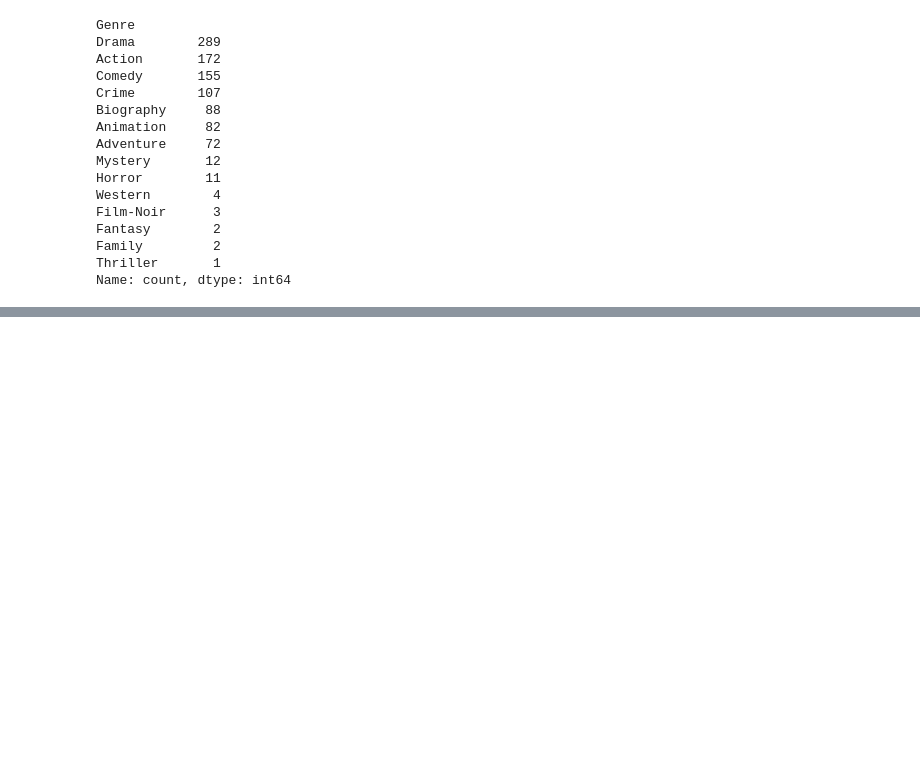
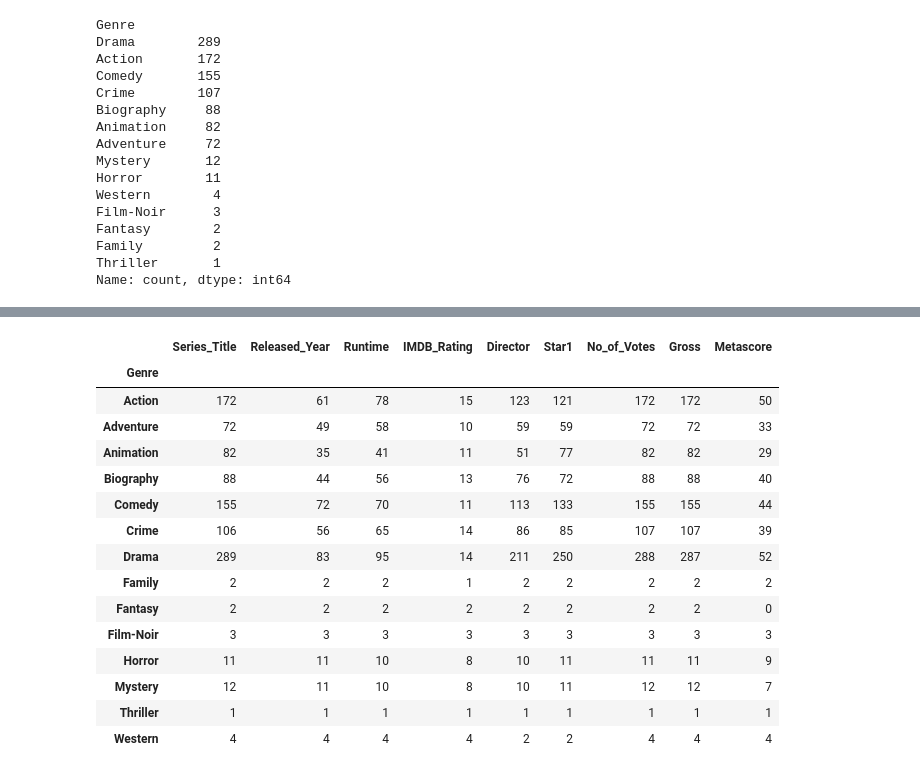
Before and after one commit to HarshChaturvedi19/Learn-Data-Science-With-Projects, a Jupyter notebook: PANDAS/Gropuby-Objects/groupby.ipynb, the cells around one changed output, grey strips where cells are left out. Cells and saved outputs as stored; diff of their text form; code cells hidden in the pictures; blank space fills up the shorter version.

```diff
--- a/PANDAS/Gropuby-Objects/groupby.ipynb
+++ b/PANDAS/Gropuby-Objects/groupby.ipynb
@@ -322,0 +369,20 @@ genres.get_group('Horror')
+# %%
+# nunique
+genres.nunique()
+# %% [output]
+|  | Series_Title | Released_Year | Runtime | IMDB_Rating | Director | Star1 | No_of_Votes | Gross | Metascore |
+| Genre |  |  |  |  |  |  |  |  |  |
+| Action | 172 | 61 | 78 | 15 | 123 | 121 | 172 | 172 | 50 |
+| Adventure | 72 | 49 | 58 | 10 | 59 | 59 | 72 | 72 | 33 |
+| Animation | 82 | 35 | 41 | 11 | 51 | 77 | 82 | 82 | 29 |
+| Biography | 88 | 44 | 56 | 13 | 76 | 72 | 88 | 88 | 40 |
+| Comedy | 155 | 72 | 70 | 11 | 113 | 133 | 155 | 155 | 44 |
+| Crime | 106 | 56 | 65 | 14 | 86 | 85 | 107 | 107 | 39 |
+| Drama | 289 | 83 | 95 | 14 | 211 | 250 | 288 | 287 | 52 |
+| Family | 2 | 2 | 2 | 1 | 2 | 2 | 2 | 2 | 2 |
+| Fantasy | 2 | 2 | 2 | 2 | 2 | 2 | 2 | 2 | 0 |
+| Film-Noir | 3 | 3 | 3 | 3 | 3 | 3 | 3 | 3 | 3 |
+| Horror | 11 | 11 | 10 | 8 | 10 | 11 | 11 | 11 | 9 |
+| Mystery | 12 | 11 | 10 | 8 | 10 | 11 | 12 | 12 | 7 |
+| Thriller | 1 | 1 | 1 | 1 | 1 | 1 | 1 | 1 | 1 |
+| Western | 4 | 4 | 4 | 4 | 2 | 2 | 4 | 4 | 4 |
```
Also changed, not shown: parts of 7 cells of this notebook.
